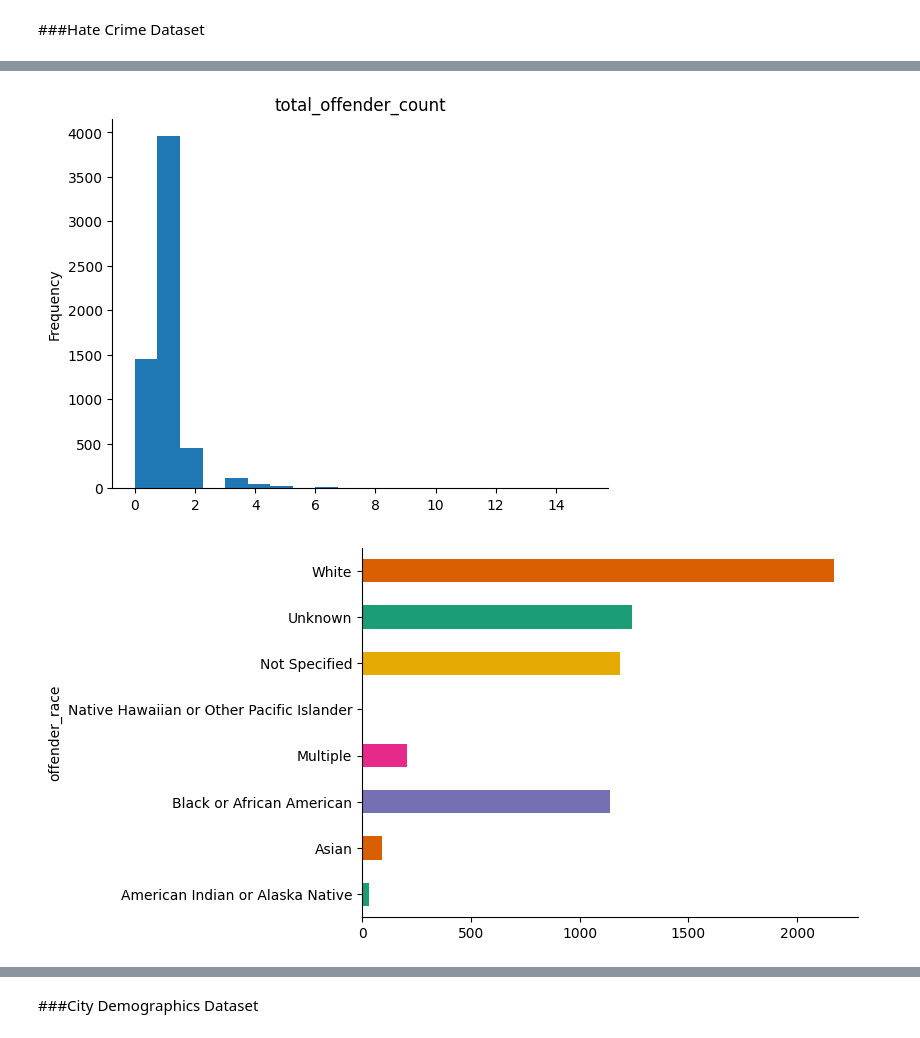
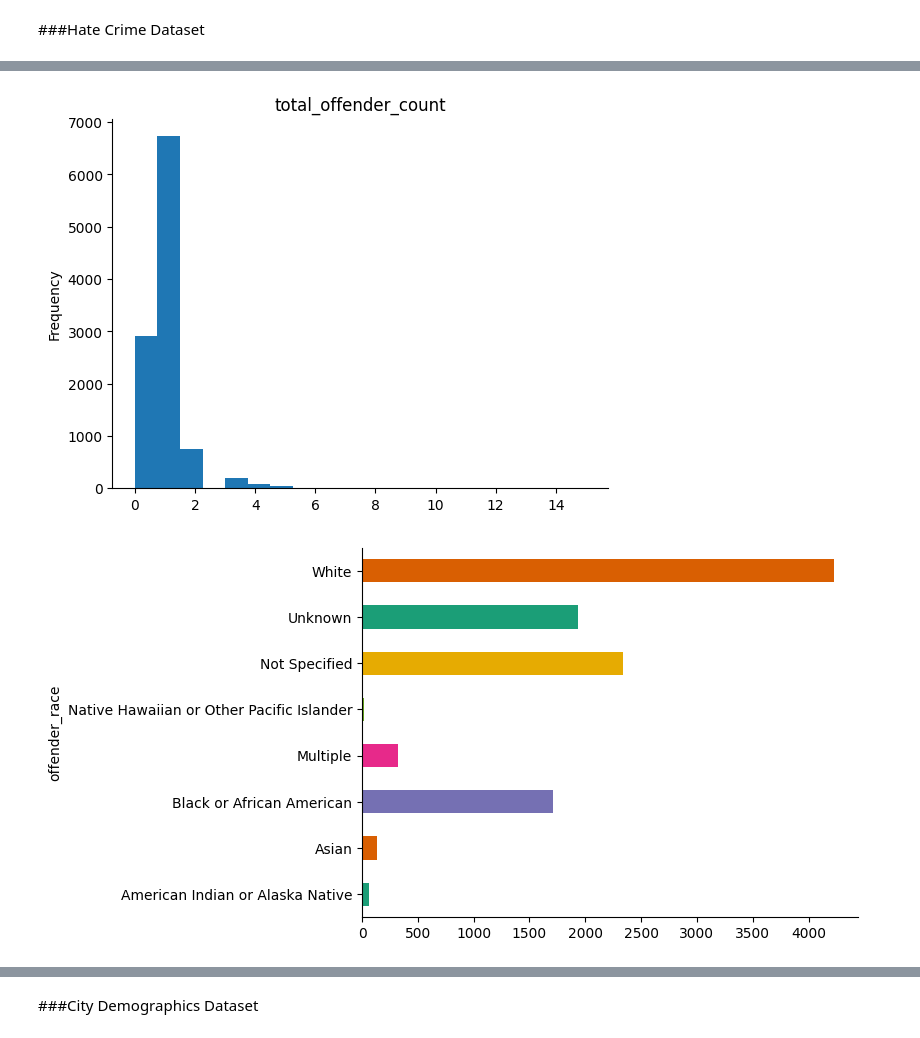
Before and after one commit to IsaacFigNewton/Analyzing-Hate-Crime-Data, a Jupyter notebook: Hate_Crime_Data_Exploration.ipynb, the cells around one changed output, grey strips where cells are left out. Saved outputs shown, nothing was run; the diff lists cells and outputs as text; code cells hidden in the pictures.

```diff
--- a/Hate_Crime_Data_Exploration.ipynb
+++ b/Hate_Crime_Data_Exploration.ipynb
@@ -173,10 +211,10 @@ plt.gca().spines[['top', 'right',]].set_visible(False)
 # %%
-merged_df['total_offender_count'].plot(kind='hist', bins=20, title='total_offender_count')
+crime_df['total_offender_count'].plot(kind='hist', bins=20, title='total_offender_count')
 plt.gca().spines[['top', 'right',]].set_visible(False)
 # %% [output]
-[figure, old version]
+[figure, new version]
 # %%
-merged_df.groupby('offender_race').size().plot(kind='barh', color=sns.palettes.mpl_palette('Dark2'))
+crime_df.groupby('offender_race').size().plot(kind='barh', color=sns.palettes.mpl_palette('Dark2'))
 plt.gca().spines[['top', 'right',]].set_visible(False)
 # %% [output]
-[figure, old version]
+[figure, new version]
```
Also changed, not shown: parts of 17 cells of this notebook.
